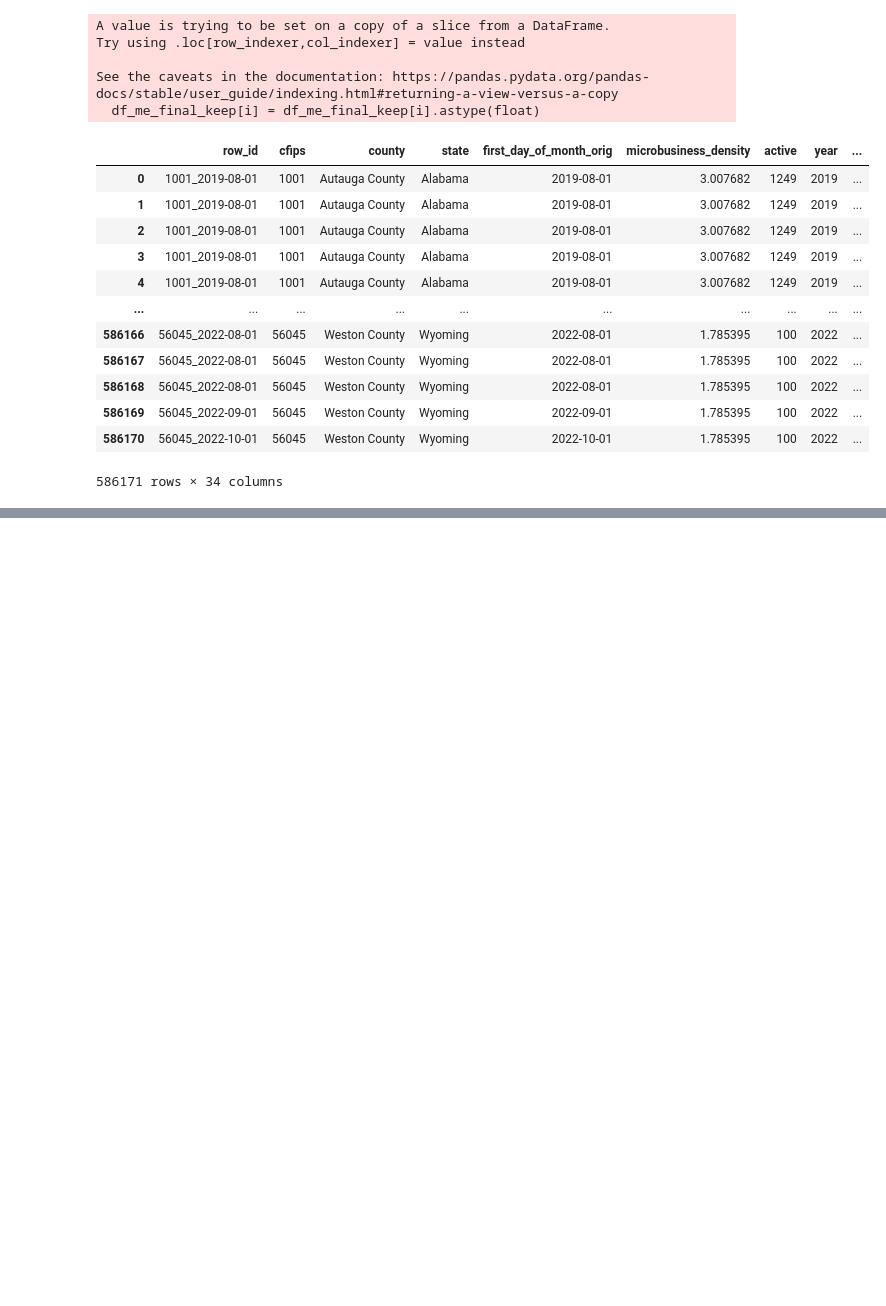
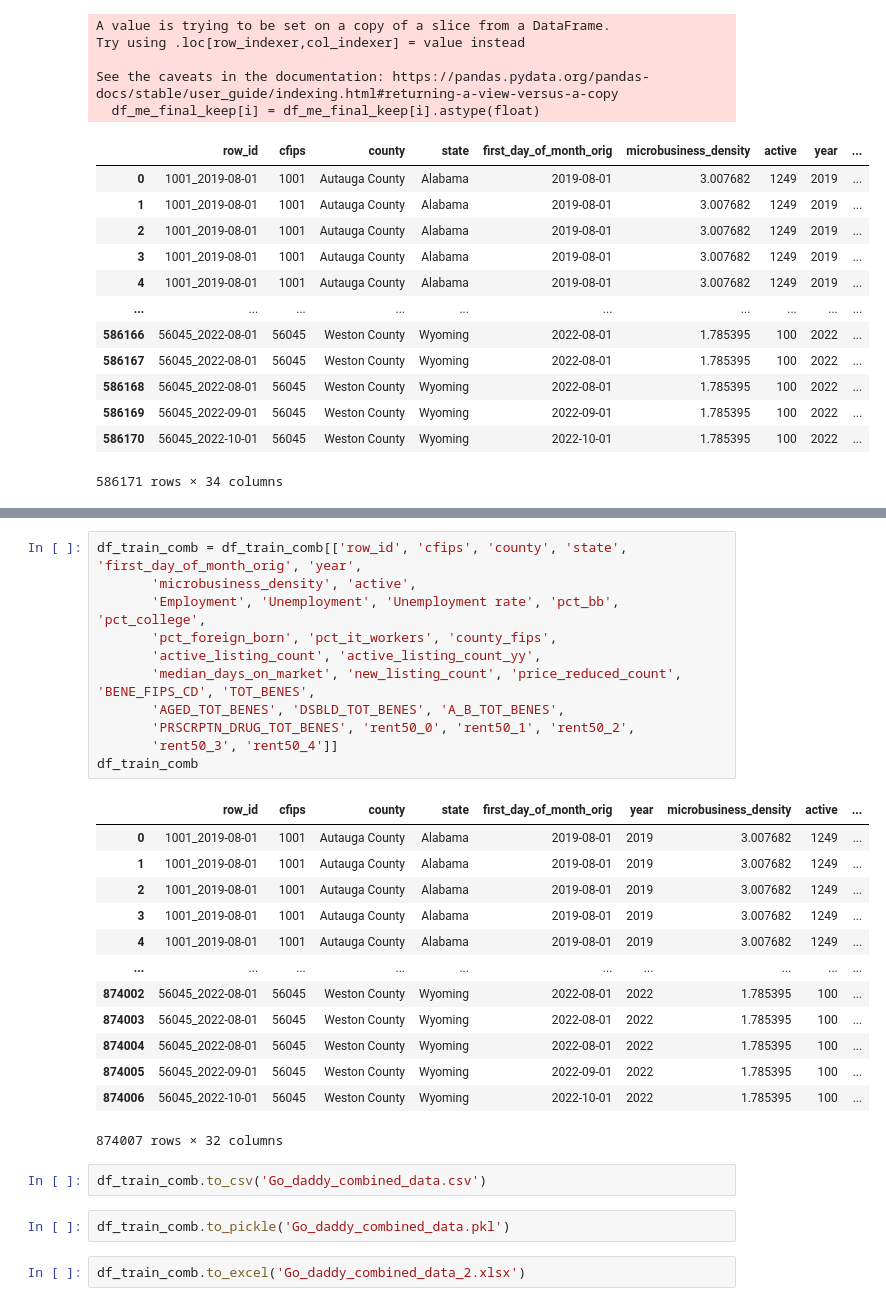
Before and after one commit to nahomjd/GoDaddy-Microbusiness_Desity_Forecasting, a Jupyter notebook: EDA/Selected_Feature_combination.ipynb, the cells around one changed output, grey strips where cells are left out. Drawn from its saved outputs; the diff is of its cells as text; blank space fills up the shorter version.

```diff
--- a/EDA/Selected_Feature_combination.ipynb
+++ b/EDA/Selected_Feature_combination.ipynb
@@ -215,0 +243,31 @@ KeyError: 'fips'
+# %%
+df_train_comb = df_train_comb[['row_id', 'cfips', 'county', 'state', 'first_day_of_month_orig', 'year',
+       'microbusiness_density', 'active',
+       'Employment', 'Unemployment', 'Unemployment rate', 'pct_bb', 'pct_college',
+       'pct_foreign_born', 'pct_it_workers', 'county_fips',
+       'active_listing_count', 'active_listing_count_yy',
+       'median_days_on_market', 'new_listing_count', 'price_reduced_count', 'BENE_FIPS_CD', 'TOT_BENES',
+       'AGED_TOT_BENES', 'DSBLD_TOT_BENES', 'A_B_TOT_BENES',
+       'PRSCRPTN_DRUG_TOT_BENES', 'rent50_0', 'rent50_1', 'rent50_2',
+       'rent50_3', 'rent50_4']]
+df_train_comb
+# %% [output]
+|  | row_id | cfips | county | state | first_day_of_month_orig | year | microbusiness_density | active | ... |
+| 0 | 1001_2019-08-01 | 1001 | Autauga County | Alabama | 2019-08-01 | 2019 | 3.007682 | 1249 | ... |
+| 1 | 1001_2019-08-01 | 1001 | Autauga County | Alabama | 2019-08-01 | 2019 | 3.007682 | 1249 | ... |
+| 2 | 1001_2019-08-01 | 1001 | Autauga County | Alabama | 2019-08-01 | 2019 | 3.007682 | 1249 | ... |
+| 3 | 1001_2019-08-01 | 1001 | Autauga County | Alabama | 2019-08-01 | 2019 | 3.007682 | 1249 | ... |
+| 4 | 1001_2019-08-01 | 1001 | Autauga County | Alabama | 2019-08-01 | 2019 | 3.007682 | 1249 | ... |
+| ... | ... | ... | ... | ... | ... | ... | ... | ... | ... |
+| 874002 | 56045_2022-08-01 | 56045 | Weston County | Wyoming | 2022-08-01 | 2022 | 1.785395 | 100 | ... |
+| 874003 | 56045_2022-08-01 | 56045 | Weston County | Wyoming | 2022-08-01 | 2022 | 1.785395 | 100 | ... |
+| 874004 | 56045_2022-08-01 | 56045 | Weston County | Wyoming | 2022-08-01 | 2022 | 1.785395 | 100 | ... |
+| 874005 | 56045_2022-09-01 | 56045 | Weston County | Wyoming | 2022-09-01 | 2022 | 1.785395 | 100 | ... |
+| 874006 | 56045_2022-10-01 | 56045 | Weston County | Wyoming | 2022-10-01 | 2022 | 1.785395 | 100 | ... |
+874007 rows × 32 columns
+# %%
+df_train_comb.to_csv('Go_daddy_combined_data.csv')
+# %%
+df_train_comb.to_pickle('Go_daddy_combined_data.pkl')
+# %%
+df_train_comb.to_excel('Go_daddy_combined_data_2.xlsx')
```
Also changed, not shown: parts of 2 cells of this notebook.
